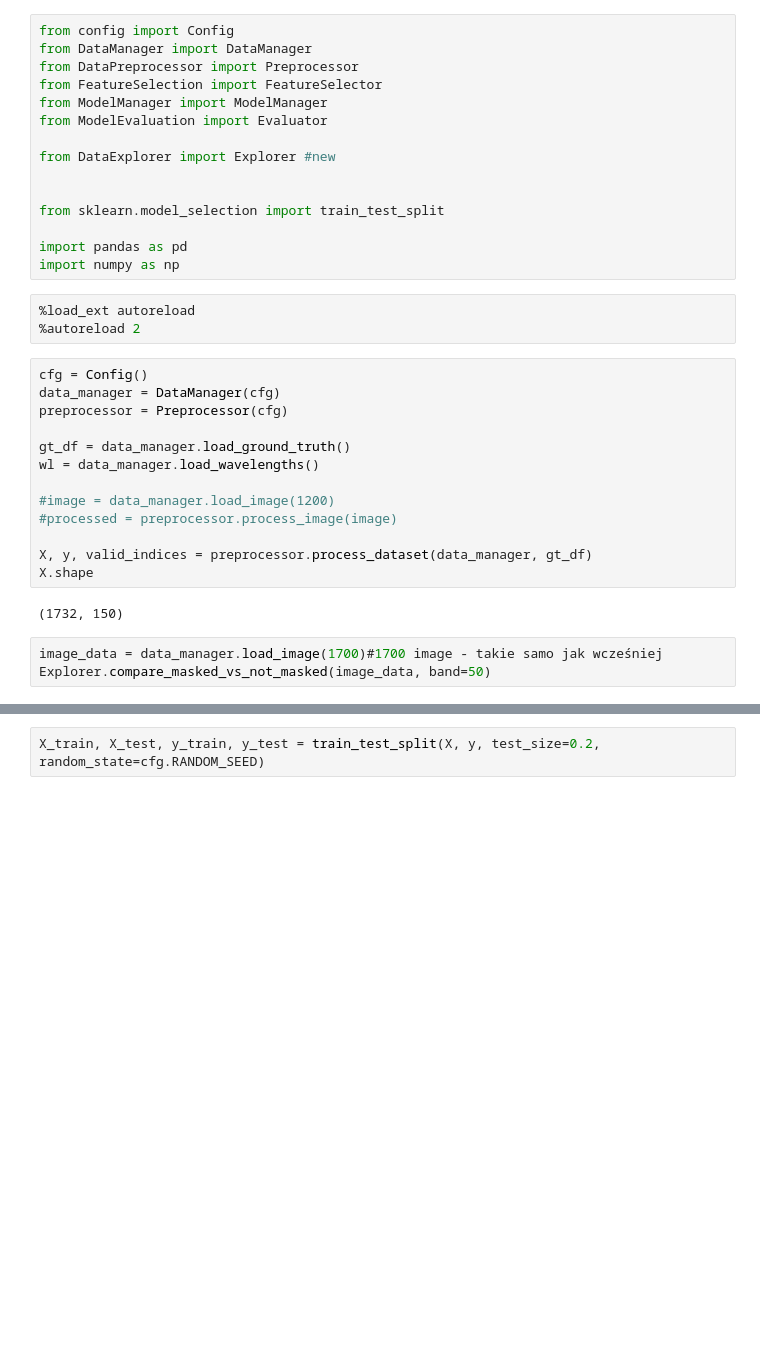
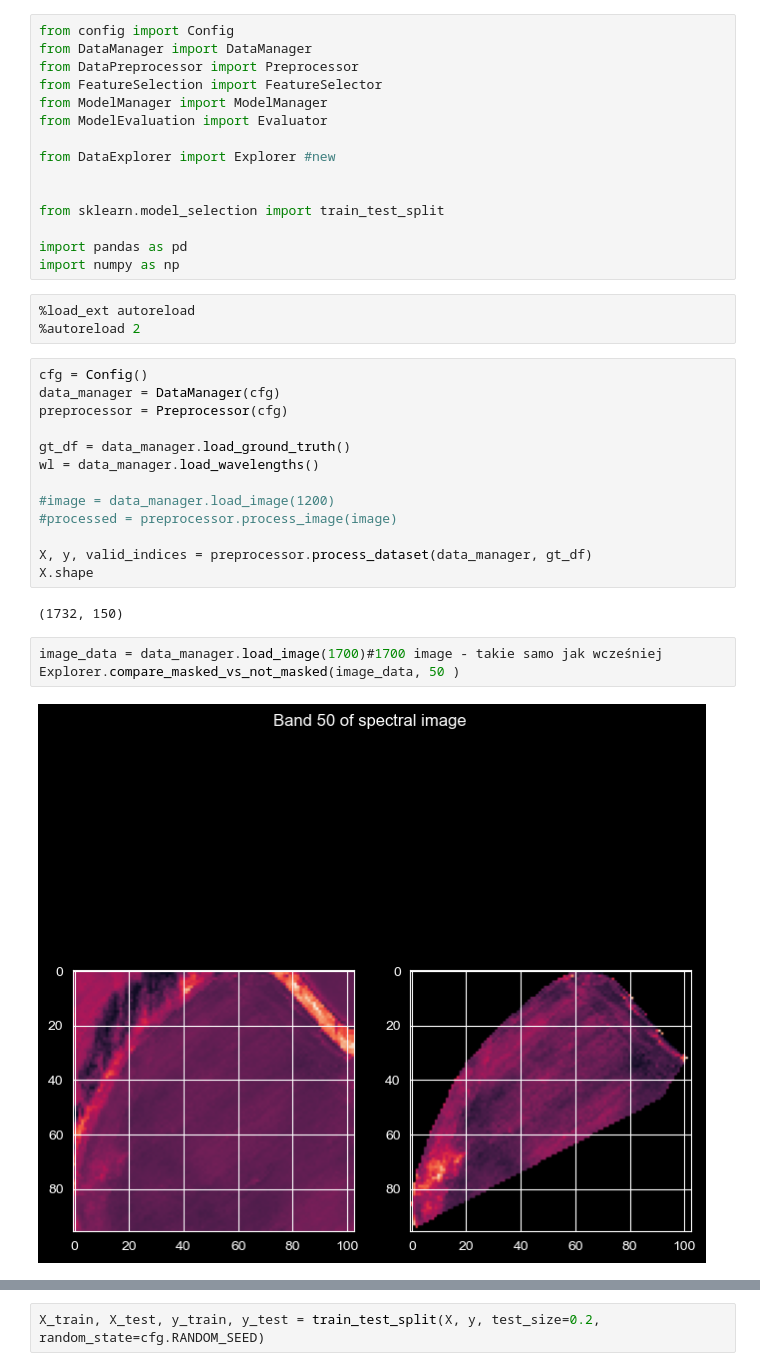
Before and after one commit to igorkotlarz1/io-hyperview-challenge, a Jupyter notebook: Code/main.ipynb, the cells around one changed output, grey strips where cells are left out. Cells and saved outputs as stored; diff of their text form; blank space fills up the shorter version.

```diff
--- a/Code/main.ipynb
+++ b/Code/main.ipynb
@@ -33,6 +33,8 @@ X.shape
 (1732, 150)
 # %%
 image_data = data_manager.load_image(1700)#1700 image - takie samo jak wcześniej
-Explorer.compare_masked_vs_not_masked(image_data, band=50)
+Explorer.compare_masked_vs_not_masked(image_data, 50 )
+# %% [output]
+[figure, added]
 # %%
 Explorer.plot_single_image_spectrum(image_data, wl)
```
Also changed, not shown: parts of 8 cells of this notebook, 4 other files.
